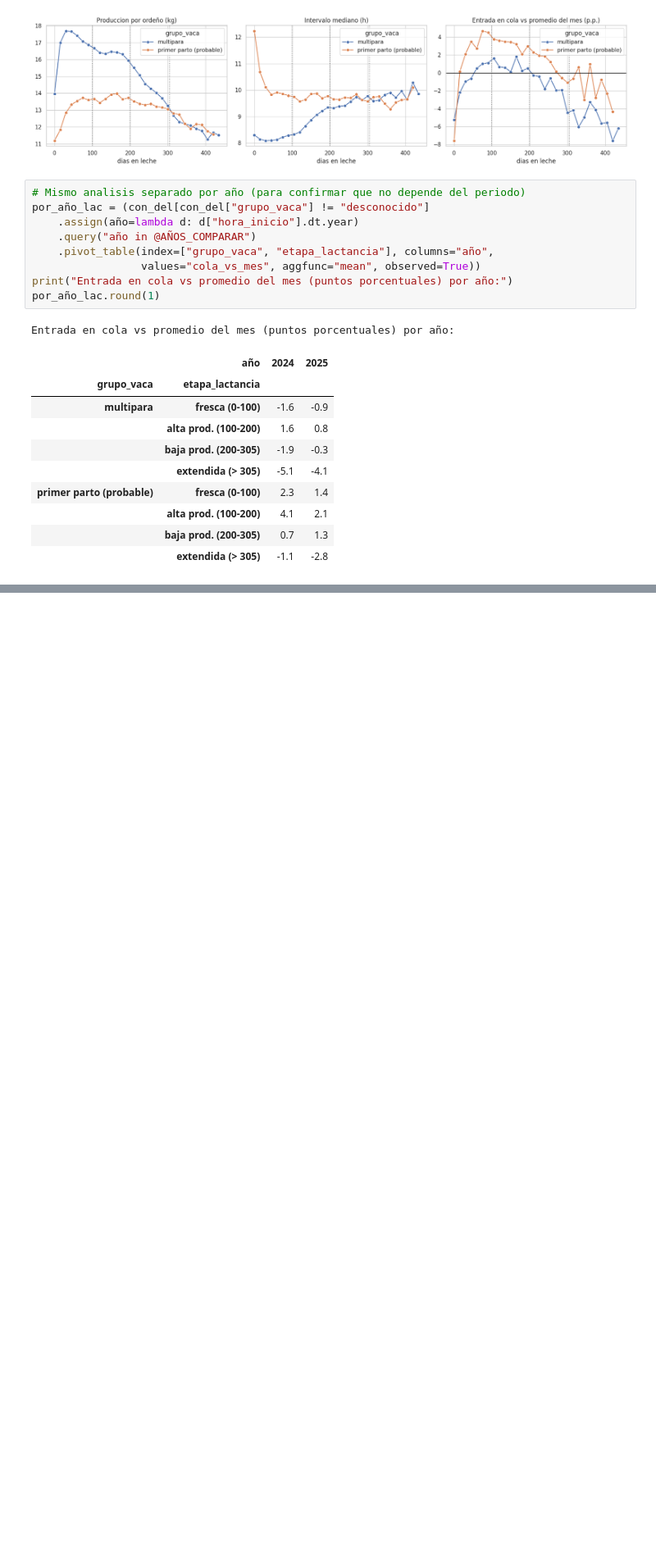
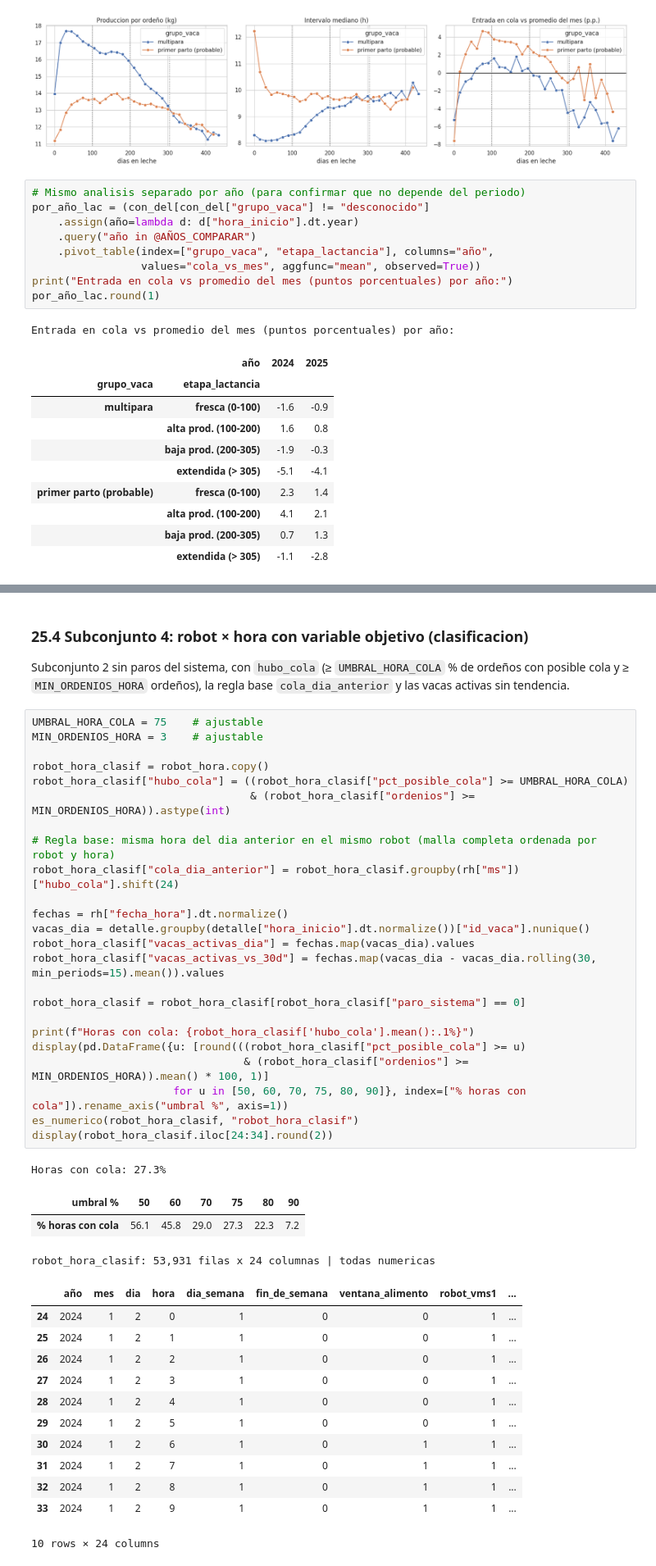
Before and after one commit to kamimartinez/VMS-prediction, a Jupyter notebook: DataUnderstanding.ipynb, the cells around one changed output, grey strips where cells are left out. Shown at 82% size. Saved outputs shown, nothing was run; the diff lists cells and outputs as text; blank space fills up the shorter version.

```diff
--- a/DataUnderstanding.ipynb
+++ b/DataUnderstanding.ipynb
@@ -2068,0 +2255,45 @@ Entrada en cola vs promedio del mes (puntos porcentuales) por año:
+# %% [markdown]
+### 25.4 Subconjunto 4: robot × hora con variable objetivo (clasificacion)
+
+Subconjunto 2 sin paros del sistema, con `hubo_cola` (≥ `UMBRAL_HORA_COLA` % de ordeños con posible cola y ≥ `MIN_ORDENIOS_HORA` ordeños), la regla base `cola_dia_anterior` y las vacas activas sin tendencia.
+# %%
+UMBRAL_HORA_COLA = 75    # ajustable
+MIN_ORDENIOS_HORA = 3    # ajustable
+
+robot_hora_clasif = robot_hora.copy()
+robot_hora_clasif["hubo_cola"] = ((robot_hora_clasif["pct_posible_cola"] >= UMBRAL_HORA_COLA)
+                                  & (robot_hora_clasif["ordenios"] >= MIN_ORDENIOS_HORA)).astype(int)
+
+# Regla base: misma hora del dia anterior en el mismo robot (malla completa ordenada por robot y hora)
+robot_hora_clasif["cola_dia_anterior"] = robot_hora_clasif.groupby(rh["ms"])["hubo_cola"].shift(24)
+
+fechas = rh["fecha_hora"].dt.normalize()
+vacas_dia = detalle.groupby(detalle["hora_inicio"].dt.normalize())["id_vaca"].nunique()
+robot_hora_clasif["vacas_activas_dia"] = fechas.map(vacas_dia).values
+robot_hora_clasif["vacas_activas_vs_30d"] = fechas.map(vacas_dia - vacas_dia.rolling(30, min_periods=15).mean()).values
+
+robot_hora_clasif = robot_hora_clasif[robot_hora_clasif["paro_sistema"] == 0]
+
+print(f"Horas con cola: {robot_hora_clasif['hubo_cola'].mean():.1%}")
+display(pd.DataFrame({u: [round(((robot_hora_clasif["pct_posible_cola"] >= u)
+                                 & (robot_hora_clasif["ordenios"] >= MIN_ORDENIOS_HORA)).mean() * 100, 1)]
+                      for u in [50, 60, 70, 75, 80, 90]}, index=["% horas con cola"]).rename_axis("umbral %", axis=1))
+es_numerico(robot_hora_clasif, "robot_hora_clasif")
+display(robot_hora_clasif.iloc[24:34].round(2))
+# %% [output]
+Horas con cola: 27.3%
+| umbral % | 50 | 60 | 70 | 75 | 80 | 90 |
+| % horas con cola | 56.1 | 45.8 | 29.0 | 27.3 | 22.3 | 7.2 |
+robot_hora_clasif: 53,931 filas x 24 columnas | todas numericas
+|  | año | mes | dia | hora | dia_semana | fin_de_semana | ventana_alimento | robot_vms1 | ... |
+| 24 | 2024 | 1 | 2 | 0 | 1 | 0 | 0 | 1 | ... |
+| 25 | 2024 | 1 | 2 | 1 | 1 | 0 | 0 | 1 | ... |
+| 26 | 2024 | 1 | 2 | 2 | 1 | 0 | 0 | 1 | ... |
+| 27 | 2024 | 1 | 2 | 3 | 1 | 0 | 0 | 1 | ... |
+| 28 | 2024 | 1 | 2 | 4 | 1 | 0 | 0 | 1 | ... |
+| 29 | 2024 | 1 | 2 | 5 | 1 | 0 | 0 | 1 | ... |
+| 30 | 2024 | 1 | 2 | 6 | 1 | 0 | 1 | 1 | ... |
+| 31 | 2024 | 1 | 2 | 7 | 1 | 0 | 1 | 1 | ... |
+| 32 | 2024 | 1 | 2 | 8 | 1 | 0 | 1 | 1 | ... |
+| 33 | 2024 | 1 | 2 | 9 | 1 | 0 | 1 | 1 | ... |
+10 rows × 24 columns
```
Also changed, not shown: parts of 10 cells of this notebook.
